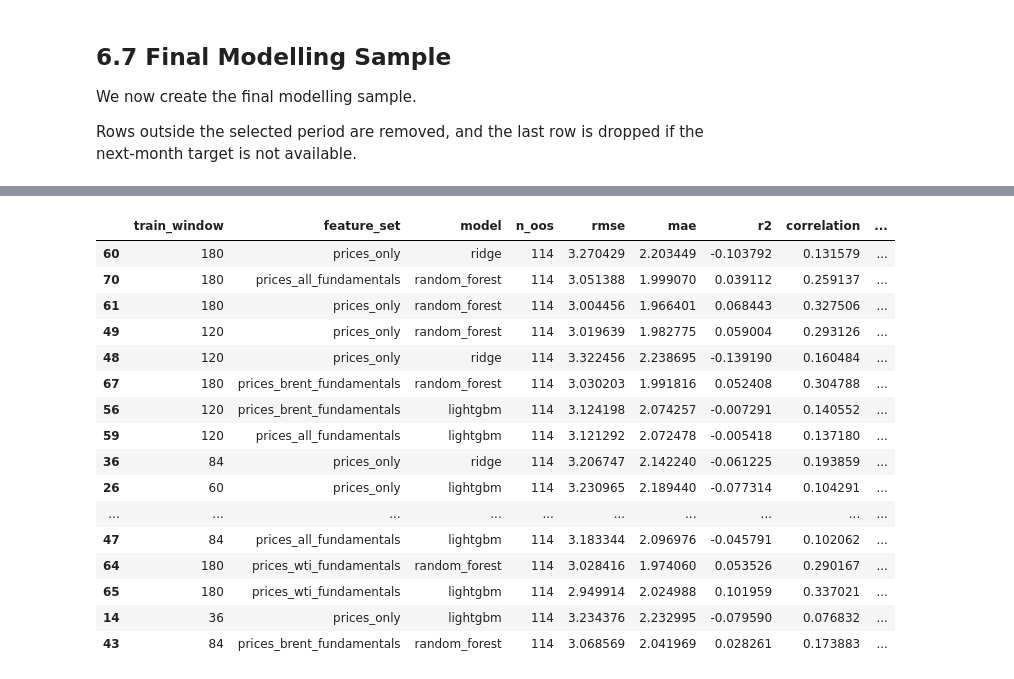
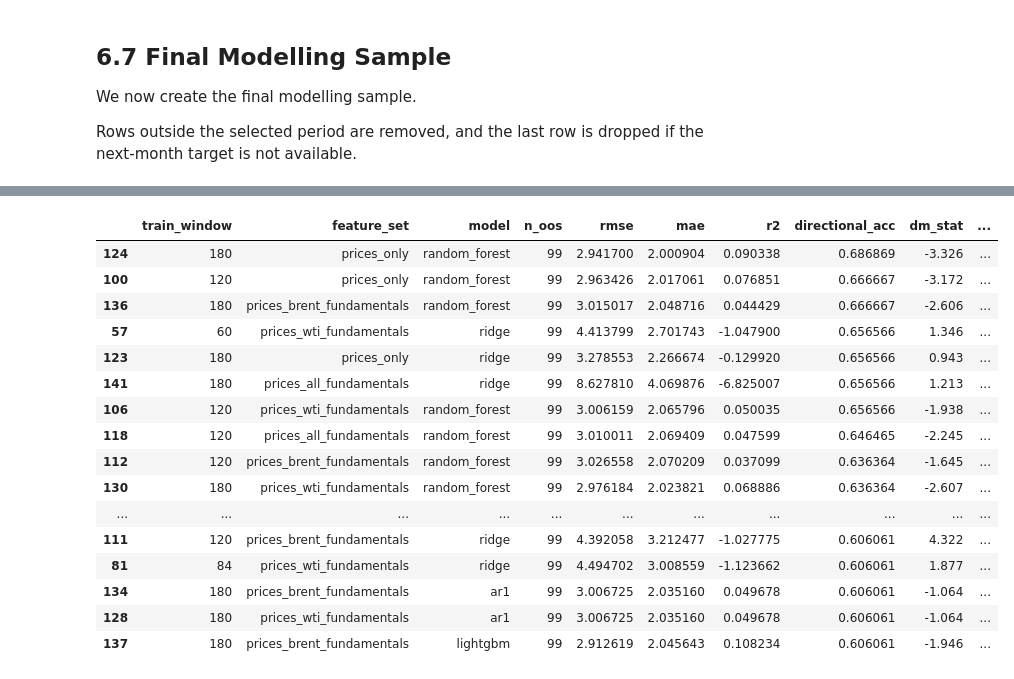
Before and after one commit to Samgit0532/brent-wti-ml-project, a Jupyter notebook: main.ipynb, the cells around one changed output, grey strips where cells are left out. Cells and saved outputs as stored; diff of their text form; code cells hidden in the pictures.

Commit message:
feat: enforce M-2 publication lag, stationarize JODI data, add Diebold-Mariano test

```diff
--- a/main.ipynb
+++ b/main.ipynb
@@ -343,7 +376,7 @@ JODI data start in January 2002, but because JODI variables are lagged by one mo
 
 The end date is set to the last month for which all selected JODI variables are available. This avoids keeping incomplete months from 2026.
 # %%
-START_DATE = "2002-02-01"
+START_DATE = "2003-04-01"
 
 JODI_FEATURES = [
     col for col in model_data.columns
@@ -355,5 +388,5 @@ END_DATE = last_complete_date(
     columns=JODI_FEATURES,
 )
 
-START_DATE, END_DATE
+print("Modelling Sample Range:", START_DATE, "to", END_DATE)
 # %% [output]
@@ -546,5 +640,22 @@ Timestamp('2017-02-01 00:00:00')
 # %%
 import pandas as pd
+import numpy as np
+from scripts.models import diebold_mariano_test
+
+# 1. Define common out-of-sample start date
+COMMON_OOS_START = max(
+    preds["oos"]["date"].min()
+    for preds in diagnostics_predictions.values()
+)
+
+print(f"Common OOS Evaluation Period starts on: {COMMON_OOS_START.date()}")
+
+# 2. Extract the baseline Naive Zero predictions on the common evaluation window
+# (Naive zero is identical across feature sets, so we take the prices_only one)
+ref_naive_key = f"prices_only__naive_zero__window_{TRAIN_WINDOWS[-1]}"
+ref_naive_preds = diagnostics_predictions[ref_naive_key]["oos"]
+ref_naive_preds = ref_naive_preds[ref_naive_preds["date"] >= COMMON_OOS_START]
+
 common_results = []
 
 for key, preds_dict in diagnostics_predictions.items():
@@ -555,20 +666,31 @@ for key, preds_dict in diagnostics_predictions.items():
 
     parts = key.split("__")
     feature_set = parts[0]
-    model = parts[1]
+    model_name = parts[1]
     train_window = int(parts[2].replace("window_", ""))
+
+    # Compute Diebold-Mariano test against Naive Zero
+    dm_stat, dm_pval = diebold_mariano_test(
+        y_true=oos_preds["y_true"].values,
+        y_pred1=oos_preds["y_pred"].values,
+        y_pred2=ref_naive_preds["y_pred"].values,
+        h=1,
+        loss_type="sq",
+    )
 
     common_results.append(
         {
             "train_window": train_window,
             "feature_set": feature_set,
-            "model": model,
+            "model": model_name,
             "n_oos": len(oos_preds),
             "rmse": metrics["rmse"],
             "mae": metrics["mae"],
             "r2": metrics["r2"],
-            "correlation": metrics["correlation"],
-            "directional_accuracy": metrics["directional_accuracy"],
+            "directional_acc": metrics["directional_accuracy"],
+            "dm_stat": round(dm_stat, 3),
+            "dm_pvalue": round(dm_pval, 4),
+            "sig_better_than_naive": "Yes (p < 0.05)" if (dm_pval < 0.05 and dm_stat < 0) else "No",
         }
     )
 
@@ -596,23 +783,20 @@ common_metrics.sort_values("rmse").head(20)
 # %%
-common_metrics.sort_values(
-    "directional_accuracy",
-    ascending=False
-).head(20)
+common_metrics.sort_values("directional_acc", ascending=False).head(20)
 # %% [output]
-|  | train_window | feature_set | model | n_oos | rmse | mae | r2 | correlation | ... |
-| 60 | 180 | prices_only | ridge | 114 | 3.270429 | 2.203449 | -0.103792 | 0.131579 | ... |
-| 70 | 180 | prices_all_fundamentals | random_forest | 114 | 3.051388 | 1.999070 | 0.039112 | 0.259137 | ... |
-| 61 | 180 | prices_only | random_forest | 114 | 3.004456 | 1.966401 | 0.068443 | 0.327506 | ... |
-| 49 | 120 | prices_only | random_forest | 114 | 3.019639 | 1.982775 | 0.059004 | 0.293126 | ... |
-| 48 | 120 | prices_only | ridge | 114 | 3.322456 | 2.238695 | -0.139190 | 0.160484 | ... |
-| 67 | 180 | prices_brent_fundamentals | random_forest | 114 | 3.030203 | 1.991816 | 0.052408 | 0.304788 | ... |
-| 56 | 120 | prices_brent_fundamentals | lightgbm | 114 | 3.124198 | 2.074257 | -0.007291 | 0.140552 | ... |
-| 59 | 120 | prices_all_fundamentals | lightgbm | 114 | 3.121292 | 2.072478 | -0.005418 | 0.137180 | ... |
-| 36 | 84 | prices_only | ridge | 114 | 3.206747 | 2.142240 | -0.061225 | 0.193859 | ... |
-| 26 | 60 | prices_only | lightgbm | 114 | 3.230965 | 2.189440 | -0.077314 | 0.104291 | ... |
-| ... | ... | ... | ... | ... | ... | ... | ... | ... | ... |
-| 47 | 84 | prices_all_fundamentals | lightgbm | 114 | 3.183344 | 2.096976 | -0.045791 | 0.102062 | ... |
-| 64 | 180 | prices_wti_fundamentals | random_forest | 114 | 3.028416 | 1.974060 | 0.053526 | 0.290167 | ... |
-| 65 | 180 | prices_wti_fundamentals | lightgbm | 114 | 2.949914 | 2.024988 | 0.101959 | 0.337021 | ... |
-| 14 | 36 | prices_only | lightgbm | 114 | 3.234376 | 2.232995 | -0.079590 | 0.076832 | ... |
-| 43 | 84 | prices_brent_fundamentals | random_forest | 114 | 3.068569 | 2.041969 | 0.028261 | 0.173883 | ... |
+|  | train_window | feature_set | model | n_oos | rmse | mae | r2 | directional_acc | dm_stat | ... |
+| 124 | 180 | prices_only | random_forest | 99 | 2.941700 | 2.000904 | 0.090338 | 0.686869 | -3.326 | ... |
+| 100 | 120 | prices_only | random_forest | 99 | 2.963426 | 2.017061 | 0.076851 | 0.666667 | -3.172 | ... |
+| 136 | 180 | prices_brent_fundamentals | random_forest | 99 | 3.015017 | 2.048716 | 0.044429 | 0.666667 | -2.606 | ... |
+| 57 | 60 | prices_wti_fundamentals | ridge | 99 | 4.413799 | 2.701743 | -1.047900 | 0.656566 | 1.346 | ... |
+| 123 | 180 | prices_only | ridge | 99 | 3.278553 | 2.266674 | -0.129920 | 0.656566 | 0.943 | ... |
+| 141 | 180 | prices_all_fundamentals | ridge | 99 | 8.627810 | 4.069876 | -6.825007 | 0.656566 | 1.213 | ... |
+| 106 | 120 | prices_wti_fundamentals | random_forest | 99 | 3.006159 | 2.065796 | 0.050035 | 0.656566 | -1.938 | ... |
+| 118 | 120 | prices_all_fundamentals | random_forest | 99 | 3.010011 | 2.069409 | 0.047599 | 0.646465 | -2.245 | ... |
+| 112 | 120 | prices_brent_fundamentals | random_forest | 99 | 3.026558 | 2.070209 | 0.037099 | 0.636364 | -1.645 | ... |
+| 130 | 180 | prices_wti_fundamentals | random_forest | 99 | 2.976184 | 2.023821 | 0.068886 | 0.636364 | -2.607 | ... |
+| ... | ... | ... | ... | ... | ... | ... | ... | ... | ... | ... |
+| 111 | 120 | prices_brent_fundamentals | ridge | 99 | 4.392058 | 3.212477 | -1.027775 | 0.606061 | 4.322 | ... |
+| 81 | 84 | prices_wti_fundamentals | ridge | 99 | 4.494702 | 3.008559 | -1.123662 | 0.606061 | 1.877 | ... |
+| 134 | 180 | prices_brent_fundamentals | ar1 | 99 | 3.006725 | 2.035160 | 0.049678 | 0.606061 | -1.064 | ... |
+| 128 | 180 | prices_wti_fundamentals | ar1 | 99 | 3.006725 | 2.035160 | 0.049678 | 0.606061 | -1.064 | ... |
+| 137 | 180 | prices_brent_fundamentals | lightgbm | 99 | 2.912619 | 2.045643 | 0.108234 | 0.606061 | -1.946 | ... |
```
Also changed, not shown: parts of 24 cells of this notebook, 5 other files.
